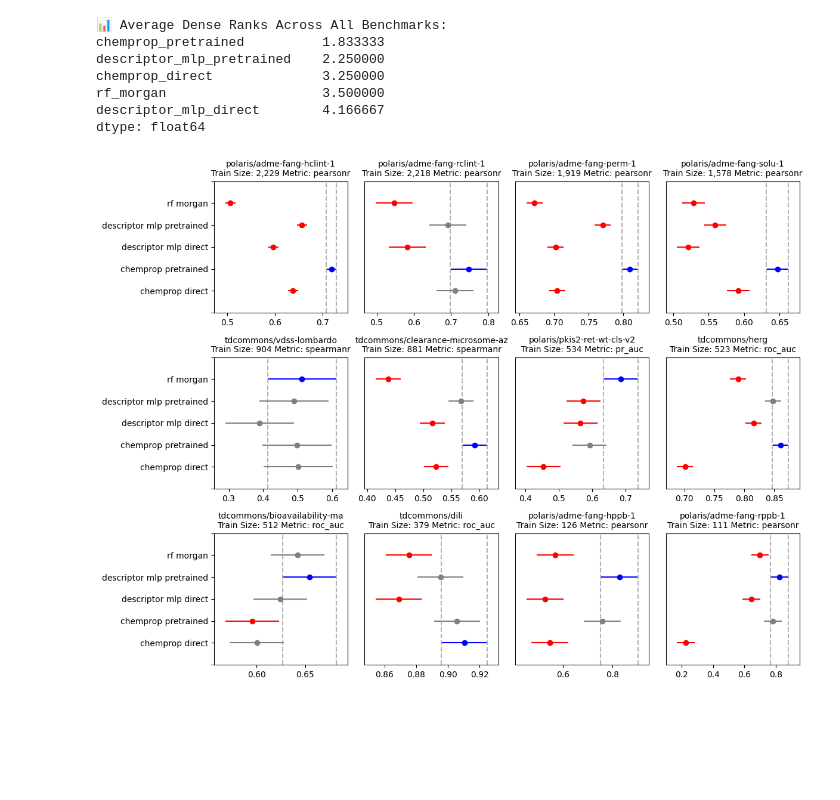
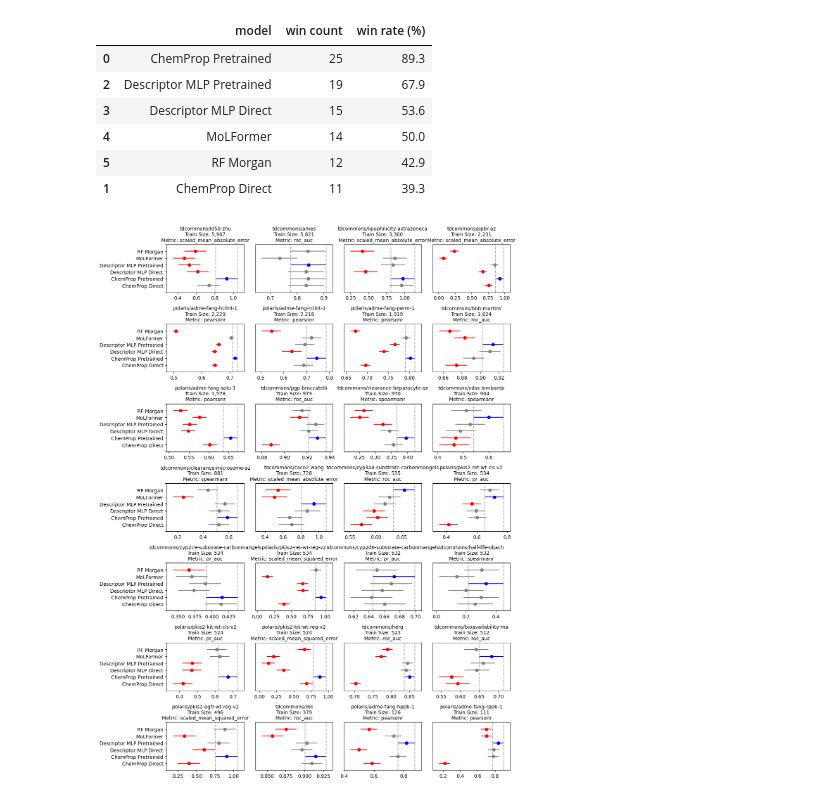
Before and after one commit to JacksonBurns/chemeleon, a Jupyter notebook: analysis/hsd.ipynb, the cells around one changed output. Drawn from its saved outputs; the diff is of its cells as text; code cells hidden in the pictures; blank space fills up the shorter version.

Commit message:
add hsd results for polaris benchmarks

```diff
--- a/analysis/hsd.ipynb
+++ b/analysis/hsd.ipynb
@@ -50,7 +50,7 @@ from collections import defaultdict
 from scipy.stats import rankdata
 
 # Prepare to collect ranks
-rank_tracker = defaultdict(list)
+rank_tracker = defaultdict(int)
 
 # Step 2: Group by benchmark, perform Tukey HSD, and collect plotting info
 benchmark_groups = df.groupby("benchmark", sort=False)
@@ -58,52 +58,70 @@ n_benchmarks = len(benchmark_groups)
 
 ncols = 4
 nrows = int(np.ceil(n_benchmarks / ncols))
 fig, axes = plt.subplots(nrows=nrows, ncols=ncols)
 axes = axes.flatten()
 
 for i, (benchmark, bench_df) in enumerate(benchmark_groups):
     ax = axes[i]
+    metric_name = metrics[benchmark].label
+    if metric_name in {'mean_squared_error', 'mean_absolute_error'}:
+        bench_df["score"] = (bench_df["score"].max() - bench_df["score"]) / (bench_df["score"].max() - bench_df["score"].min())
+        metric_name = 'scaled_' + metric_name
 
     # Run Tukey HSD
     tukey = pairwise_tukeyhsd(bench_df["score"], bench_df["model"])
 
     # Plot Tukey HSD
     comparison_name = bench_df.groupby("model")["score"].mean().idxmax()
-    tukey.plot_simultaneous(comparison_name=comparison_name, ax=ax, figsize=(12, 9))
-    ax.set_title(benchmark + f"\nTrain Size: {sizes[benchmark]:,} Metric: {metrics[benchmark]}", fontdict=dict(fontsize=10))
+    tukey.plot_simultaneous(comparison_name=comparison_name, ax=ax, figsize=(12, 16))
+    ax.set_title(benchmark + f"\nTrain Size: {sizes[benchmark]:,}\nMetric: {metric_name}", fontdict=dict(fontsize=10))
 
     # Y-axis label tweaks
     if i % ncols != 0:
         ax.set_yticklabels([])
         ax.set_yticks([])
     else:
         ax.set_yticklabels([name.get_text().replace("_", " ") for name in ax.get_yticklabels()])
 
-    # Calculate dense ranks for this benchmark
-    model_means = bench_df.groupby("model")["score"].mean()
-    dense_ranks = rankdata(-model_means.values, method="dense")  # negative for descending
-    for model, rank in zip(model_means.index, dense_ranks):
-        rank_tracker[model].append(rank)
+    # increment win counter for best group of models
+    rank_tracker[comparison_name] += 1
+    for model_name in bench_df["model"].unique():
+        if model_name == comparison_name:
+            continue
+        else:
+            tukey_df = pd.DataFrame(tukey.summary()[1:], columns=[str(i) for i in tukey.summary()[0]])
+            tukey_df["group1"] = tukey_df["group1"].map(str)
+            tukey_df["group2"] = tukey_df["group2"].map(str)
+            if tukey_df[
+                ((tukey_df["group1"] == comparison_name) & (tukey_df["group2"] == model_name)) |
+                ((tukey_df["group1"] == model_name) & (tukey_df["group2"] == comparison_name))
+            ]["reject"].values[0].data == False:
+                rank_tracker[model_name] += 1
+                continue  # no need to check the rest
+
+
 
 # Hide unused subplots
 for j in range(i + 1, len(axes)):
     axes[j].axis("off")
 
 plt.tight_layout()
-plt.savefig("test.png", dpi=600)
+plt.savefig("hsd.png", dpi=600)
 
-# Compute average rank across benchmarks
-avg_dense_ranks = {model: np.mean(ranks) for model, ranks in rank_tracker.items()}
-avg_dense_ranks = pd.Series(avg_dense_ranks).sort_values()
-
-print("\n📊 Average Dense Ranks Across All Benchmarks:")
-print(avg_dense_ranks)
+results = pd.DataFrame.from_records(
+    [{
+        "model": model.replace("_", " "),
+        "win count": win_count,
+        "win rate (%)": 100 * win_count / n_benchmarks,
+    } for model, win_count in rank_tracker.items()
+    ]).sort_values(by="win rate (%)", axis=0, ascending=False)
+results.round(1)
 # %% [output]
-📊 Average Dense Ranks Across All Benchmarks:
-chemprop_pretrained          1.833333
-descriptor_mlp_pretrained    2.250000
-chemprop_direct              3.250000
-rf_morgan                    3.500000
-descriptor_mlp_direct        4.166667
-dtype: float64
+|  | model | win count | win rate (%) |
+| 0 | ChemProp Pretrained | 25 | 89.3 |
+| 2 | Descriptor MLP Pretrained | 19 | 67.9 |
+| 3 | Descriptor MLP Direct | 15 | 53.6 |
+| 4 | MoLFormer | 14 | 50.0 |
+| 5 | RF Morgan | 12 | 42.9 |
+| 1 | ChemProp Direct | 11 | 39.3 |
-[figure, old version]
+[figure, new version]
```
Also changed, not shown: 5 other files.
